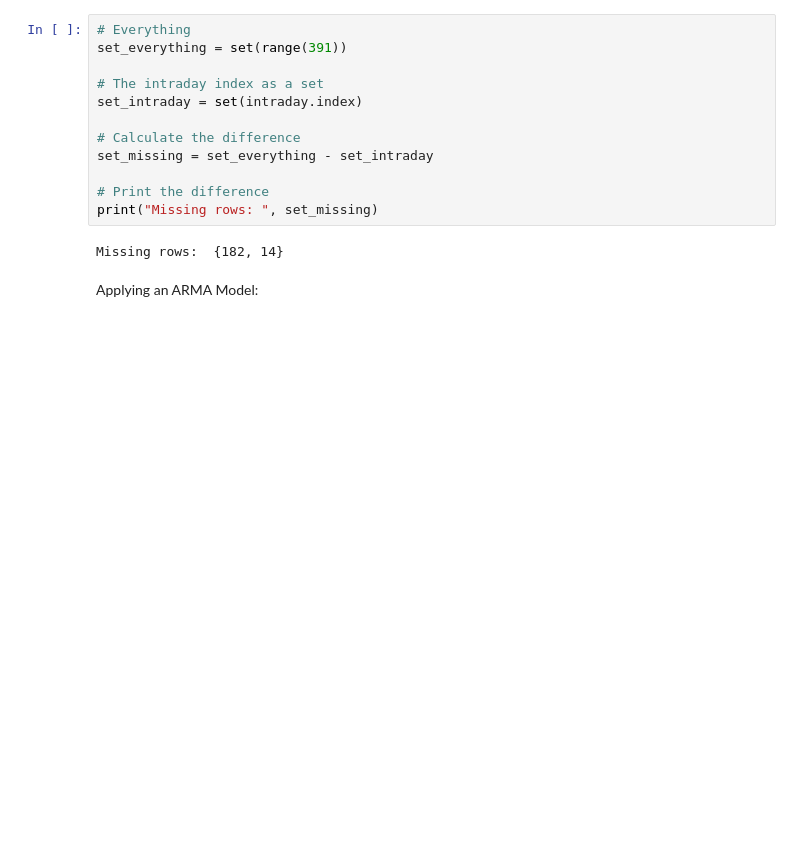
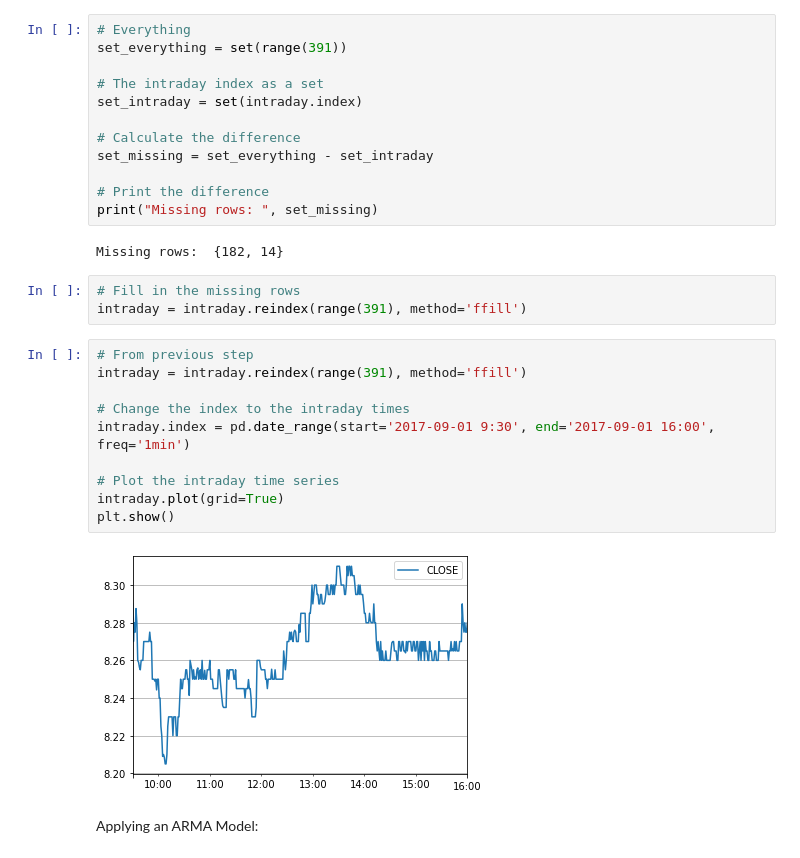
Before and after one commit to wuxianstella/DA_Bootcamp, a Jupyter notebook: time_series/Time_Series_Analysis.ipynb, the cells around one changed output. Drawn from its saved outputs; the diff is of its cells as text; blank space fills up the shorter version.

```diff
--- a/time_series/Time_Series_Analysis.ipynb
+++ b/time_series/Time_Series_Analysis.ipynb
@@ -1183,6 +1282,21 @@ set_missing = set_everything - set_intraday
 print("Missing rows: ", set_missing)
 # %% [output]
 Missing rows:  {182, 14}
+# %%
+# Fill in the missing rows
+intraday = intraday.reindex(range(391), method='ffill')
+# %%
+# From previous step
+intraday = intraday.reindex(range(391), method='ffill')
+
+# Change the index to the intraday times
+intraday.index = pd.date_range(start='2017-09-01 9:30', end='2017-09-01 16:00', freq='1min')
+
+# Plot the intraday time series
+intraday.plot(grid=True)
+plt.show()
+# %% [output]
+[figure, added]
 # %% [markdown]
 Applying an ARMA Model:
 # %%
```
Also changed, not shown: parts of 30 cells of this notebook, 1 other file.
